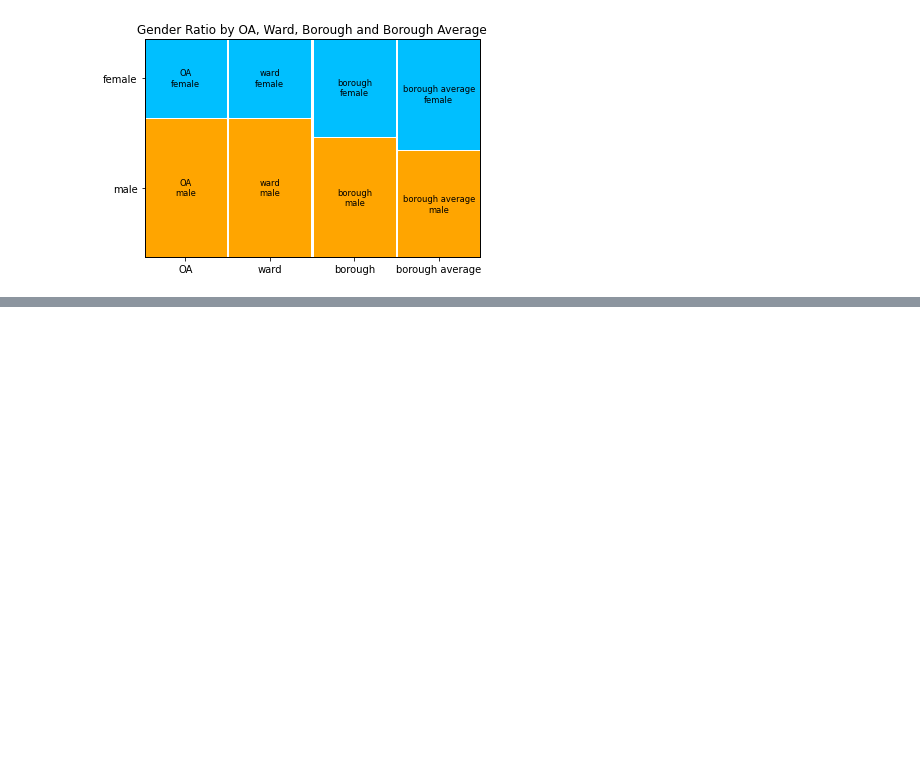
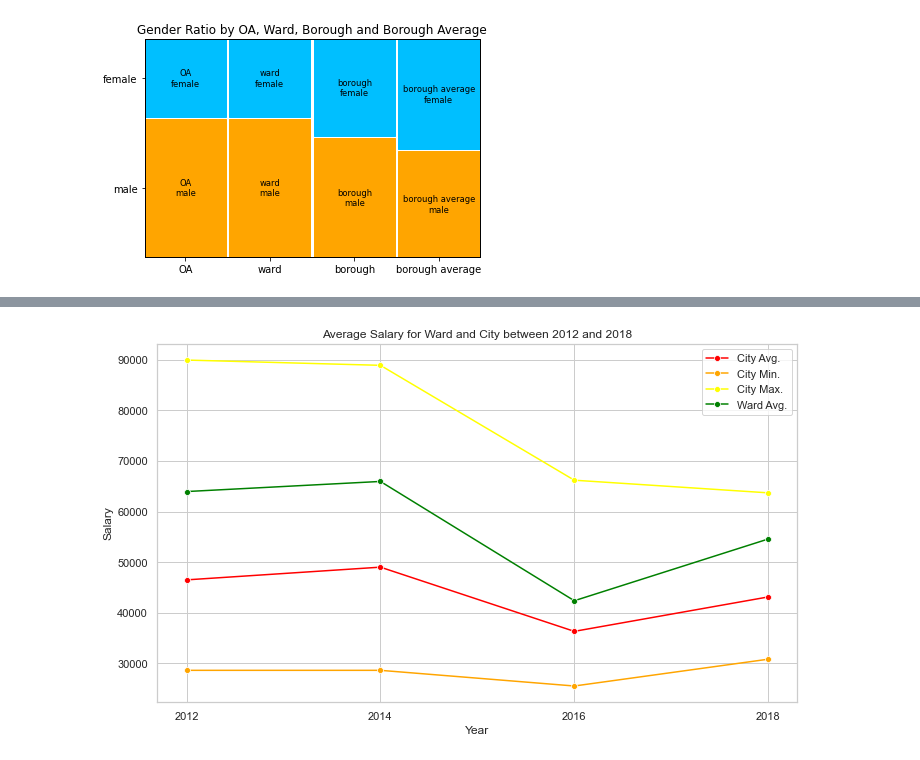
Before and after one commit to neal-bamford/sd-map-streamlit, a Jupyter notebook: SD_Map_Dev.ipynb, the cells around one changed output, grey strips where cells are left out. Saved outputs shown, nothing was run; the diff lists cells and outputs as text; code cells hidden in the pictures; blank space fills up the shorter version.

Commit message:
line chart for income with date range from UI

```diff
--- a/SD_Map_Dev.ipynb
+++ b/SD_Map_Dev.ipynb
@@ -1,5 +1,13 @@
 # %%
-import pandas as pd
-import numpy as np
 from lib import masters_data_analytics_lib as mlib
 from lib import stats as stats
+
+import config_logging
+import logging
+import numpy as np
+import pandas as pd
+import pyodbc
+import urllib.request
+
+log = logging.getLogger(__name__)
+external_ip = urllib.request.urlopen('https://ident.me').read().decode('utf8')
@@ -237,0 +355,43 @@ MultiIndex([(  'male', 'yes'),
+# %%
+## Make a copy
+city_ward_min_max_avg_long_df = city_ward_min_max_avg_wide_df.copy()
+
+## Copy the index to a "Year" Column
+city_ward_min_max_avg_long_df["Year"] = city_ward_min_max_avg_long_df.index
+
+## Change to Long from Wide data frame to use in the plot
+# city_ward_min_max_avg_long_df = city_ward_min_max_avg_long_df.melt("Year", var_name="cols", value_name="salary")
+city_ward_min_max_avg_long_df
+
+from matplotlib import pyplot as plt
+import seaborn as sns
+import matplotlib.pyplot as plt
+
+x_fig_size = 10
+y_fig_size = 6
+
+## Set the size
+sns.set(rc={"figure.figsize":(x_fig_size, y_fig_size)})
+
+## Set the theme
+sns.set_style("whitegrid")
+
+# plot = sns.catplot(data=city_ward_min_max_avg_long_df, x="Year", y="salary", hue="cols", kind="point", legend=False, height=y_fig_size, aspect=x_fig_size/y_fig_size)
+
+fig, ax = plt.subplots()
+sns.lineplot(data=city_ward_min_max_avg_long_df, x="Year", y="city_total_annual_income_net_gbp_avg", ax=ax, label='City Avg.', color='red', marker='o')
+sns.lineplot(data=city_ward_min_max_avg_long_df,x="Year", y="city_total_annual_income_net_gbp_min", ax=ax, label='City Min.', color='orange', marker='o')
+sns.lineplot(data=city_ward_min_max_avg_long_df,x="Year", y="city_total_annual_income_net_gbp_max", ax=ax, label='City Max.', color='yellow', marker='o')
+sns.lineplot(data=city_ward_min_max_avg_long_df,x="Year", y="ward_total_annual_income_net_gbp_avg", ax=ax, label='Ward Avg.', color='green', marker='o')
+
+ax.set_title("Average Salary for Ward and City between {} and {}".format(year_from, year_to))
+ax.set_ylabel("Salary")
+ax.legend(title="legend")
+ax.legend(loc="upper right")
+plt.tight_layout()
+
+# g
+
+# sns.lineplot(data = city_ward_min_max_avg_df, x="index",
+# %% [output]
+[figure, added]
```
Also changed, not shown: parts of 7 cells of this notebook, 17 other files.
